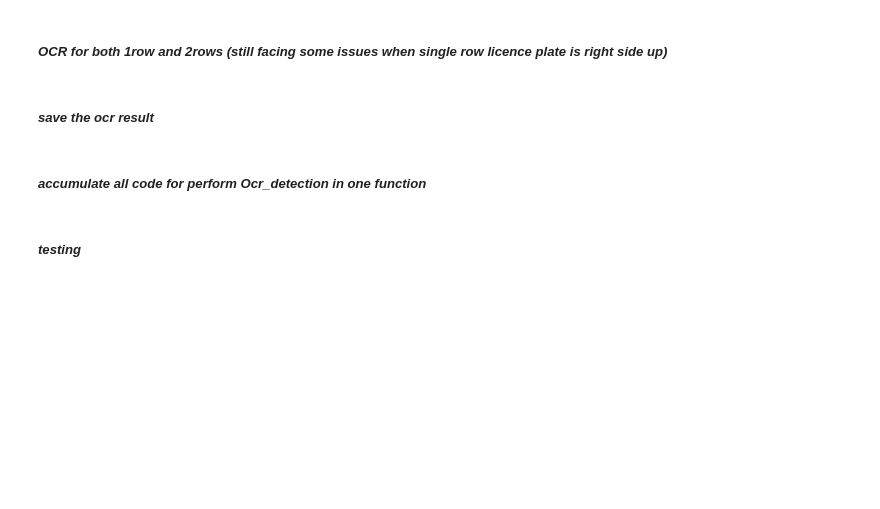
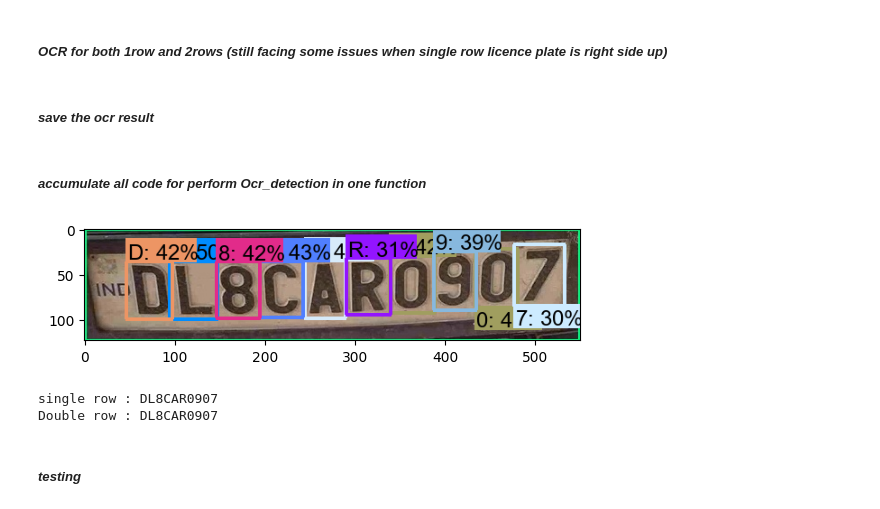
Before and after one commit to Ganga-Yadav/anprApp, a Jupyter notebook: ocr.ipynb, the cells around one changed output. Cells and saved outputs as stored; diff of their text form; code cells hidden in the pictures; blank space fills up the shorter version.

```diff
--- a/ocr.ipynb
+++ b/ocr.ipynb
@@ -117,11 +114,14 @@ from object_detection.utils import label_map_util, visualization_utils as viz_ut
 import cv2
 import numpy as np
 from matplotlib import pyplot as plt
+
+# Set up video capture
+#cap = cv2.VideoCapture(r'C:\Users\Msdn08\Desktop\Test_Img\testOcr1row.mp4')
+cap = cv2.VideoCapture(0)
 # Define paths
-MODEL_PATH = 'D:\\anprNew\\ocrModel\\export\\saved_model'
-LABEL_MAP_NAME = 'label_map.pbtxt'
-ANNOTATION_PATH = os.path.join('Tensorflow', 'workspace', 'annotations_ocr')
-LABELMAP = os.path.join(ANNOTATION_PATH, LABEL_MAP_NAME)
+MODEL_PATH = paths['OCR_MODEL_PATH']
+ANNOTATION_PATH = os.path.join('Annotations','annotations_ocr')
+LABELMAP =paths['OCR_LABELMAP_PATH']
 
 # Ensure annotation path exists
 os.makedirs(ANNOTATION_PATH, exist_ok=True)
@@ -154,16 +154,6 @@ model = tf.saved_model.load(MODEL_PATH)
 
 # Assuming the function signature is 'serving_default' and it takes an image tensor
 infer = model.signatures['serving_default']
-
-# Define the detection function
-def detect_fn(image):
-    input_tensor = tf.convert_to_tensor(image)
-    input_tensor = input_tensor[tf.newaxis, ...]
-    output_dict = infer(input_tensor)
-    return output_dict
-
-# Set up video capture
-cap = cv2.VideoCapture(r'C:\Users\Msdn08\Desktop\Test_Img\testOcr1row.mp4')
 
 # Create category index
 category_index = label_map_util.create_category_index_from_labelmap(LABELMAP)
@@ -329,10 +319,9 @@ def perform_detection(random_image):
     IMAGE_PATH = random_image
     #IMAGE_PATH = random_image + '.jpg'  # Append '.jpg' to the image path
     # Define paths
-    MODEL_PATH = 'D:\\anprNew\\ocrModel\\export\\saved_model'
-    ANNOTATION_PATH = os.path.join('Tensorflow', 'workspace', 'annotations_ocr')
-    LABEL_MAP_NAME_1 = 'label_map.pbtxt'
-    LABELMAP = os.path.join(ANNOTATION_PATH, LABEL_MAP_NAME_1)
+    MODEL_PATH = paths['OCR_MODEL_PATH']
+    ANNOTATION_PATH = os.path.join('Annotations','annotations_ocr')
+    LABELMAP =paths['OCR_LABELMAP_PATH']
 
     # Ensure annotation path exists
     os.makedirs(ANNOTATION_PATH, exist_ok=True)
@@ -409,11 +398,17 @@ def perform_detection(random_image):
     # Display the result
     plt.imshow(cv2.cvtColor(image_np_with_detections, cv2.COLOR_BGR2RGB))
     plt.show()
-    return textBothRow ,textRow1
-
-# Example usage:
-#random_image_path = r'D:\anprNew\Detected_Images\img (62)'
-#perform_detection(random_image_path)
+    #return textBothRow ,textRow
+    print('single row :' , textRow1)
+    print('Double row :' , textRow1)
+# %%
+# Example usage:
+random_image_path = r'D:\anprNew\Detected_Images\img (62).jpg'
+perform_detection(random_image_path)
+# %% [output]
+[figure, added]
+single row : DL8CAR0907
+Double row : DL8CAR0907
 # %% [markdown]
 ##### ***testing***
 # %%
```
Also changed, not shown: parts of 5 cells of this notebook, 2 other files.
